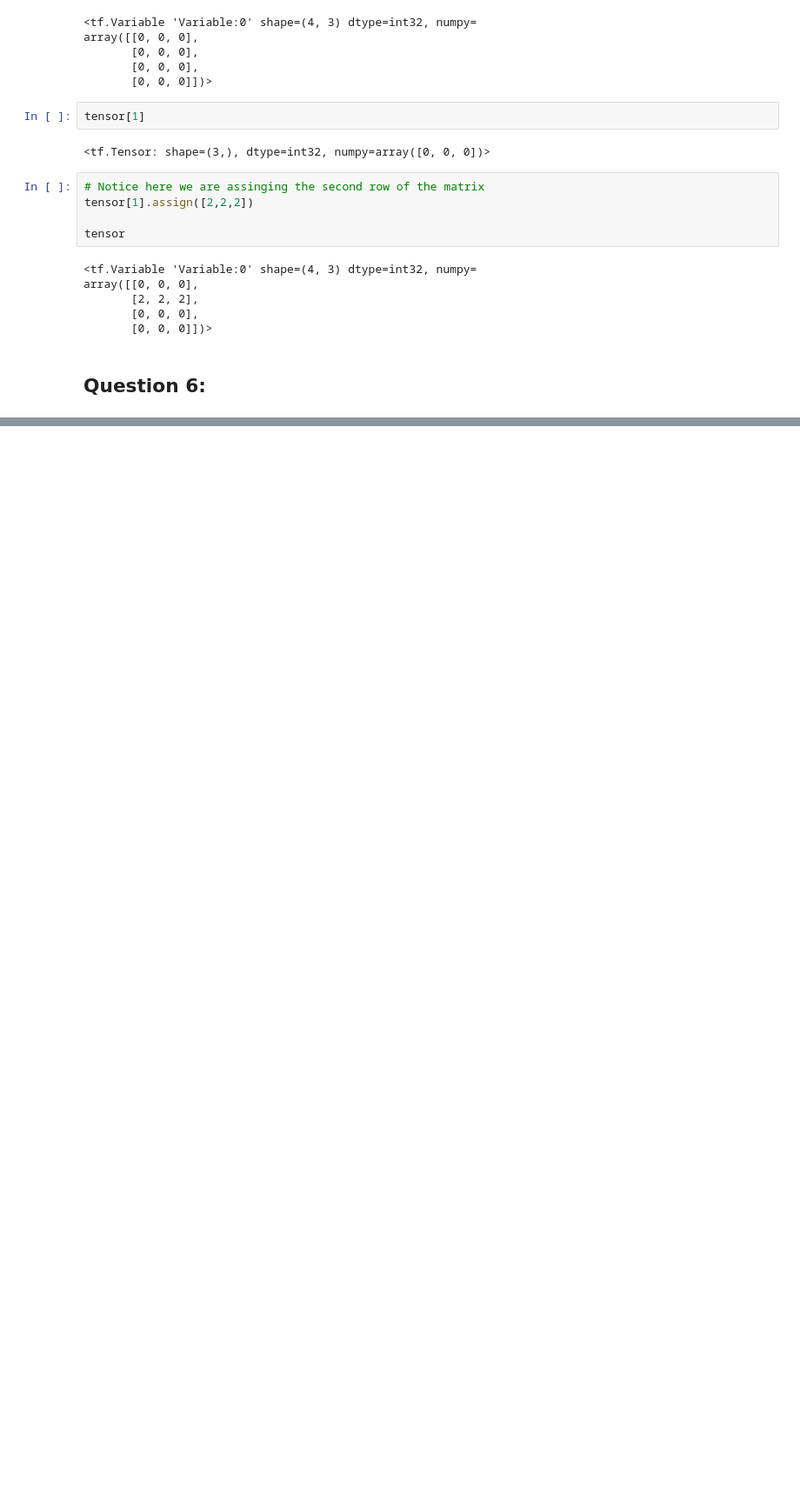
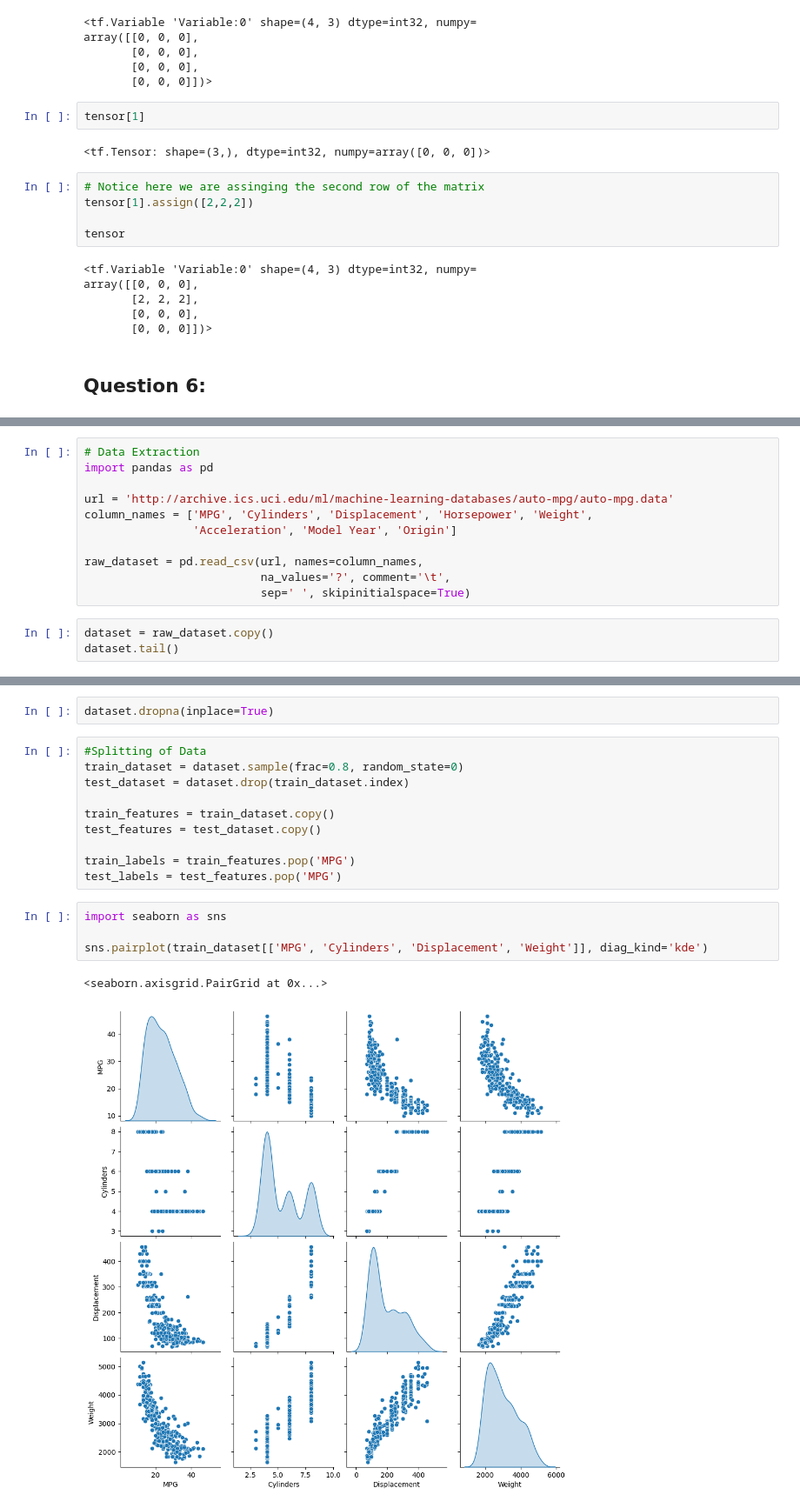
Before and after one commit to Macithemoose/DSO464, a Jupyter notebook: hw1-dso464-maciSimmons.ipynb, the cells around one changed output, grey strips where cells are left out. Shown at 87% size. Cells and saved outputs as stored; diff of their text form; blank space fills up the shorter version.

```diff
--- a/hw1-dso464-maciSimmons.ipynb
+++ b/hw1-dso464-maciSimmons.ipynb
@@ -256,0 +499,14 @@ array([[0, 0, 0],
+# %%
+# Data Extraction
+import pandas as pd
+
+url = 'http://archive.ics.uci.edu/ml/machine-learning-databases/auto-mpg/auto-mpg.data'
+column_names = ['MPG', 'Cylinders', 'Displacement', 'Horsepower', 'Weight',
+                'Acceleration', 'Model Year', 'Origin']
+
+raw_dataset = pd.read_csv(url, names=column_names,
+                          na_values='?', comment='\t',
+                          sep=' ', skipinitialspace=True)
+# %%
+dataset = raw_dataset.copy()
+dataset.tail()
@@ -256,0 +553,19 @@ array([[0, 0, 0],
+# %%
+dataset.dropna(inplace=True)
+# %%
+#Splitting of Data
+train_dataset = dataset.sample(frac=0.8, random_state=0)
+test_dataset = dataset.drop(train_dataset.index)
+
+train_features = train_dataset.copy()
+test_features = test_dataset.copy()
+
+train_labels = train_features.pop('MPG')
+test_labels = test_features.pop('MPG')
+# %%
+import seaborn as sns
+
+sns.pairplot(train_dataset[['MPG', 'Cylinders', 'Displacement', 'Weight']], diag_kind='kde')
+# %% [output]
+<seaborn.axisgrid.PairGrid at 0x...>
+[figure, added]
```
Also changed, not shown: parts of 74 cells of this notebook.
